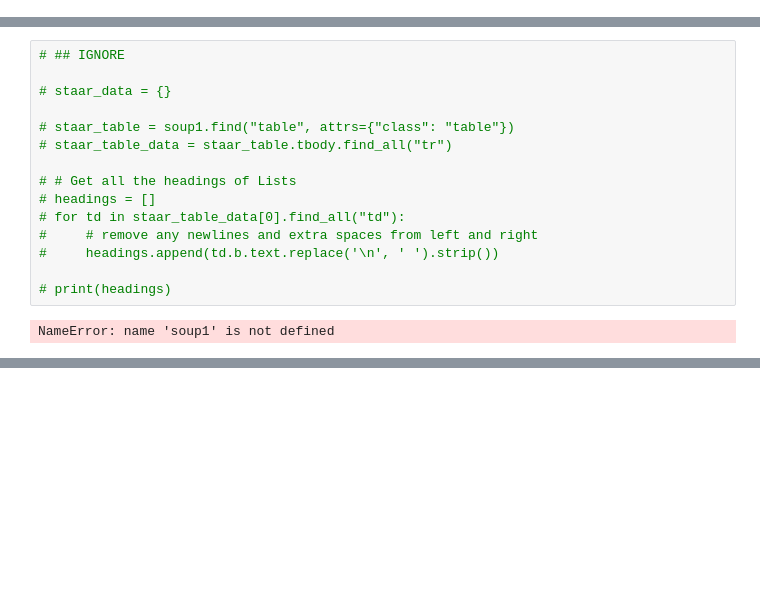
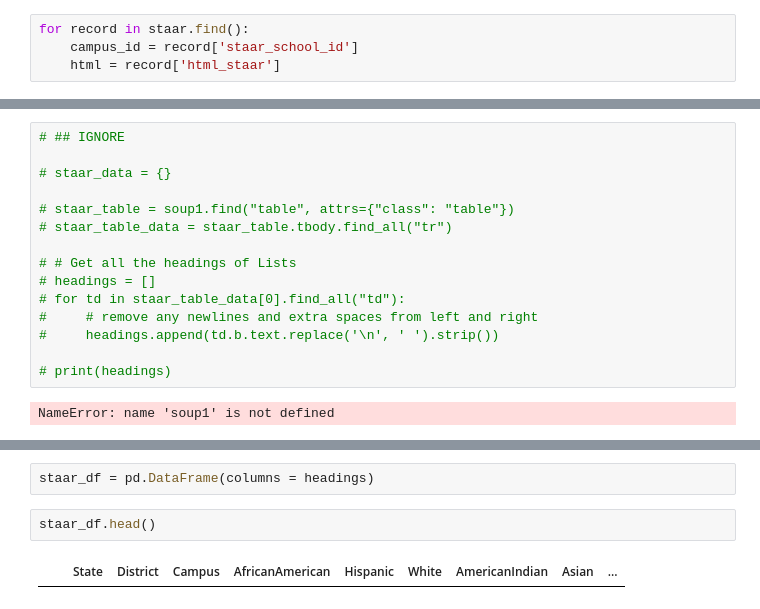
Before and after one commit to rakhira/algebra-I-STAAR-scores-predictor, a Jupyter notebook: TEA_parsing.ipynb, the cells around one changed output, grey strips where cells are left out. Drawn from its saved outputs; the diff is of its cells as text; blank space fills up the shorter version.

```diff
--- a/TEA_parsing.ipynb
+++ b/TEA_parsing.ipynb
@@ -14,0 +27,4 @@ client = MongoClient('localhost', 27017)
+# %%
+for record in staar.find():
+    campus_id = record['staar_school_id']
+    html = record['html_staar']
@@ -269,0 +289,6 @@ None
+# %%
+staar_df = pd.DataFrame(columns = headings)
+# %%
+staar_df.head()
+# %% [output]
+|  |  | State | District | Campus | AfricanAmerican | Hispanic | White | AmericanIndian | Asian | ... |
```
Also changed, not shown: parts of 21 cells of this notebook, 1 other file.
